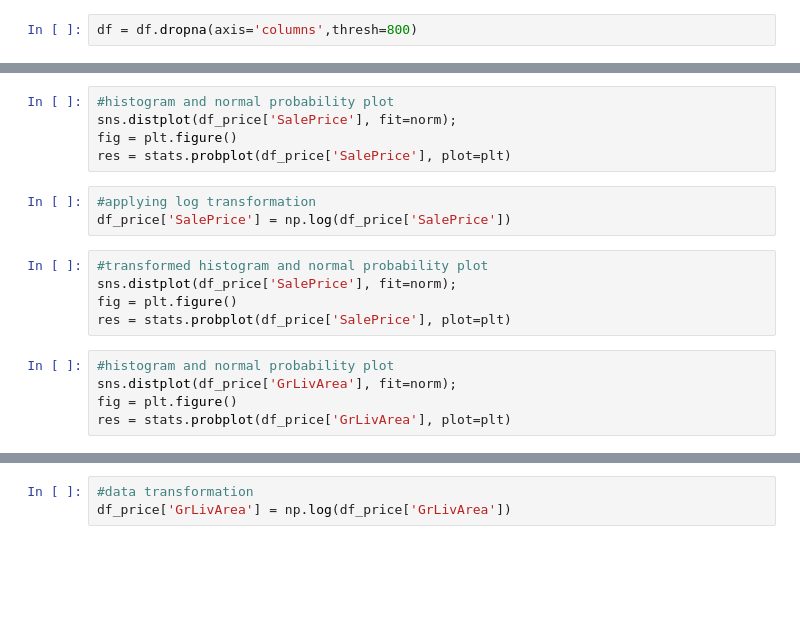
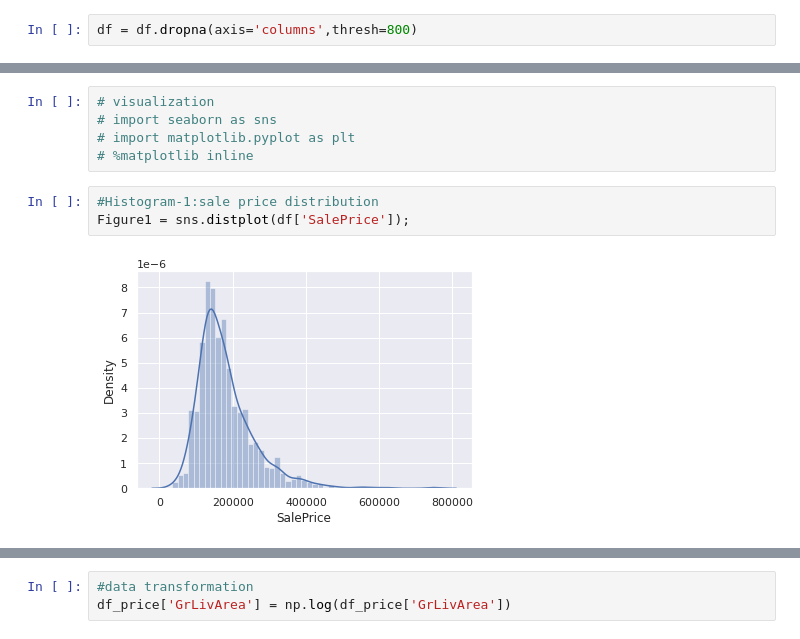
Before and after one commit to bdfd/Section6.Project02_House_Model_Exploration, a Jupyter notebook: House_Model_Prediction.ipynb, the cells around one changed output, grey strips where cells are left out. Drawn from its saved outputs; the diff is of its cells as text; blank space fills up the shorter version.

```diff
--- a/House_Model_Prediction.ipynb
+++ b/House_Model_Prediction.ipynb
@@ -204,18 +194,10 @@ df_price.sort_values(by = 'GrLivArea', ascending = False)[:10]
-# %%
-#histogram and normal probability plot
-sns.distplot(df_price['SalePrice'], fit=norm);
-fig = plt.figure()
-res = stats.probplot(df_price['SalePrice'], plot=plt)
-# %%
-#applying log transformation
-df_price['SalePrice'] = np.log(df_price['SalePrice'])
-# %%
-#transformed histogram and normal probability plot
-sns.distplot(df_price['SalePrice'], fit=norm);
-fig = plt.figure()
-res = stats.probplot(df_price['SalePrice'], plot=plt)
-# %%
-#histogram and normal probability plot
-sns.distplot(df_price['GrLivArea'], fit=norm);
-fig = plt.figure()
-res = stats.probplot(df_price['GrLivArea'], plot=plt)
+# %%
+# visualization
+# import seaborn as sns
+# import matplotlib.pyplot as plt
+# %matplotlib inline
+# %%
+#Histogram-1:sale price distribution
+Figure1 = sns.distplot(df['SalePrice']);
+# %% [output]
+[figure, added]
```
Also changed, not shown: parts of 49 cells of this notebook.
